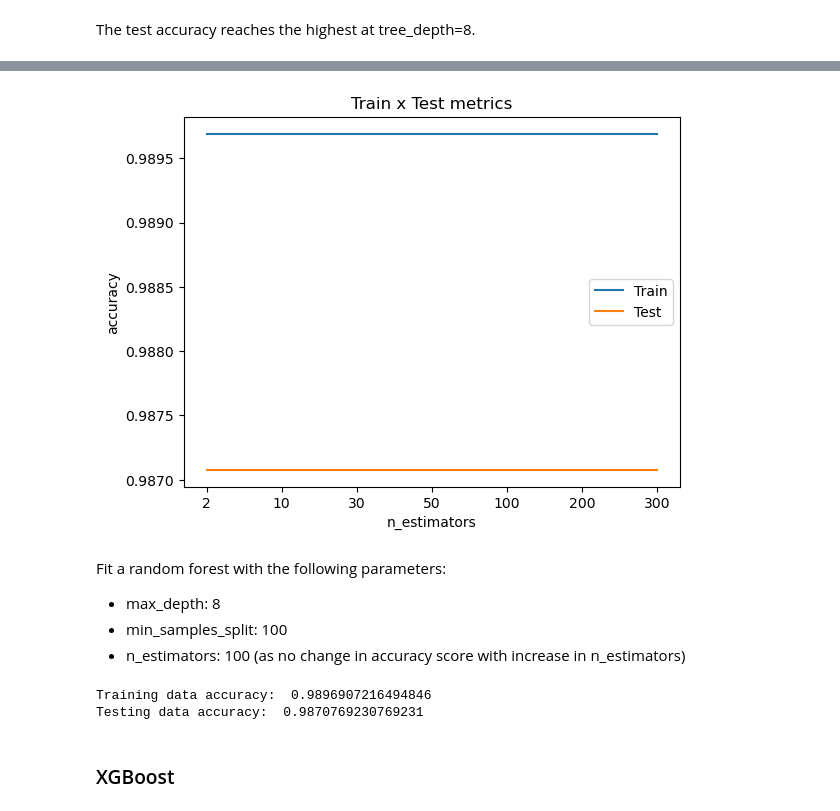
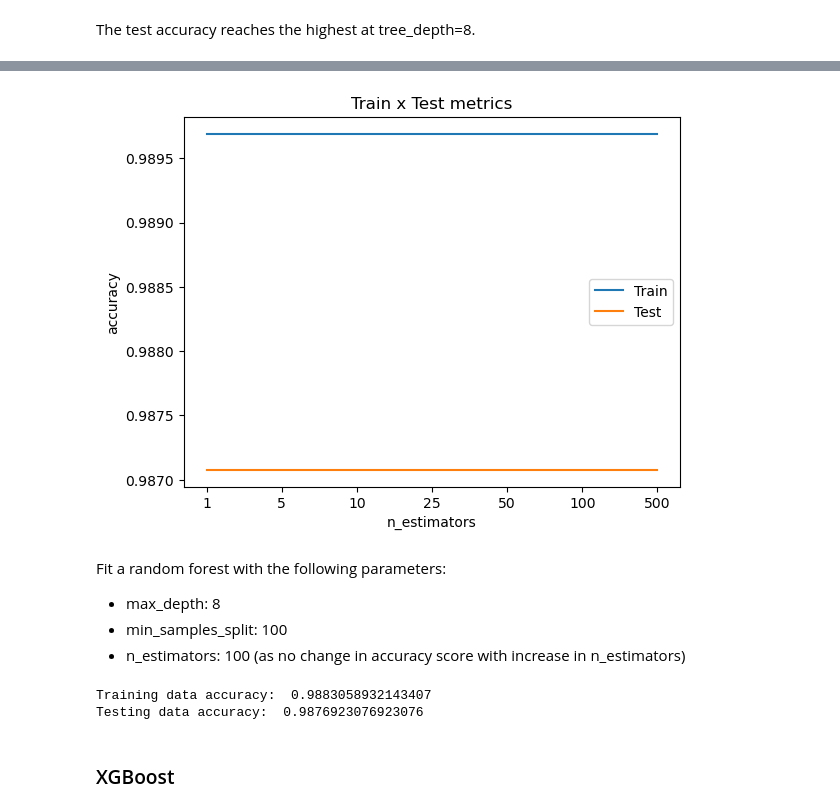
Before and after one commit to samiksha-khare/mushroom-classification-using-decision-trees, a Jupyter notebook: mushroom-classification-using-decision-trees.ipynb, the cells around one changed output, grey strips where cells are left out. Cells and saved outputs as stored; diff of their text form; code cells hidden in the pictures.

```diff
--- a/mushroom-classification-using-decision-trees.ipynb
+++ b/mushroom-classification-using-decision-trees.ipynb
@@ -207,7 +198,7 @@ The test accuracy reaches the highest at tree_depth=8.
 - `min_samples_split = 200`
 # %%
 # Final Decision tree Accuracy based on above hyperparamters
-final_decision_tree_model = DecisionTreeClassifier(min_samples_split = 200, max_depth = 8, random_state = 42).fit(X_train,y_train)
+final_decision_tree_model = DecisionTreeClassifier(min_samples_split = 200, max_depth = 3, random_state = 42).fit(X_train,y_train)
 
 predictions_train = final_decision_tree_model.predict(X_train) ## The predicted values for the train dataset
 predictions_test = final_decision_tree_model.predict(X_test) ## The predicted values for the test dataset
@@ -268,22 +259,22 @@ plot(accuracy_list_train, accuracy_list_test, min_samples_split_list, 'max_depth
 # %%
 # n_estimators
 accuracy_list_train = []
 accuracy_list_test = []
 for m in n_estimators_list:
     model = RandomForestClassifier(n_estimators = m, random_state = 42).fit(X_train,y_train)
 
     predictions_train = model.predict(X_train) ## The predicted values for the train dataset
     predictions_test = model.predict(X_test) ## The predicted values for the test dataset
 
     accuracy_train = accuracy_score(predictions_train,y_train)
     accuracy_test = accuracy_score(predictions_test,y_test)
 
     accuracy_list_train.append(accuracy_train)
     accuracy_list_test.append(accuracy_test)
 
-plot(accuracy_list_train, accuracy_list_test, min_samples_split_list, 'n_estimators')
+plot(accuracy_list_train, accuracy_list_test, n_estimators_list, 'n_estimators')
 # %% [output]
-[figure, old version]
+[figure, new version]
 # %% [markdown]
 Fit a random forest with the following parameters:
 
@@ -292,7 +283,7 @@ Fit a random forest with the following parameters:
  - n_estimators: 100 (as no change in accuracy score with increase in n_estimators)
 # %%
 # Final Random forest Accuracy based on above hyperparamters
-final_random_forest_model = RandomForestClassifier(n_estimators = 100, max_depth = 100, min_samples_split = 100).fit(X_train,y_train)
+final_random_forest_model = RandomForestClassifier(n_estimators = 100, max_depth = 8, min_samples_split = 100).fit(X_train,y_train)
 
 predictions_train = final_random_forest_model.predict(X_train) ## The predicted values for the train dataset
 predictions_test = final_random_forest_model.predict(X_test) ## The predicted values for the test dataset
@@ -303,8 +294,8 @@ accuracy_test = accuracy_score(predictions_test, y_test)
 print("Training data accuracy: ", accuracy_train)
 print("Testing data accuracy: ", accuracy_test)
 # %% [output]
-Training data accuracy:  0.9896907216494846
-Testing data accuracy:  0.9870769230769231
+Training data accuracy:  0.9883058932143407
+Testing data accuracy:  0.9876923076923076
 # %% [markdown]
 ### XGBoost
 # %%
```
Also changed, not shown: parts of 7 cells of this notebook, 1 other file.
